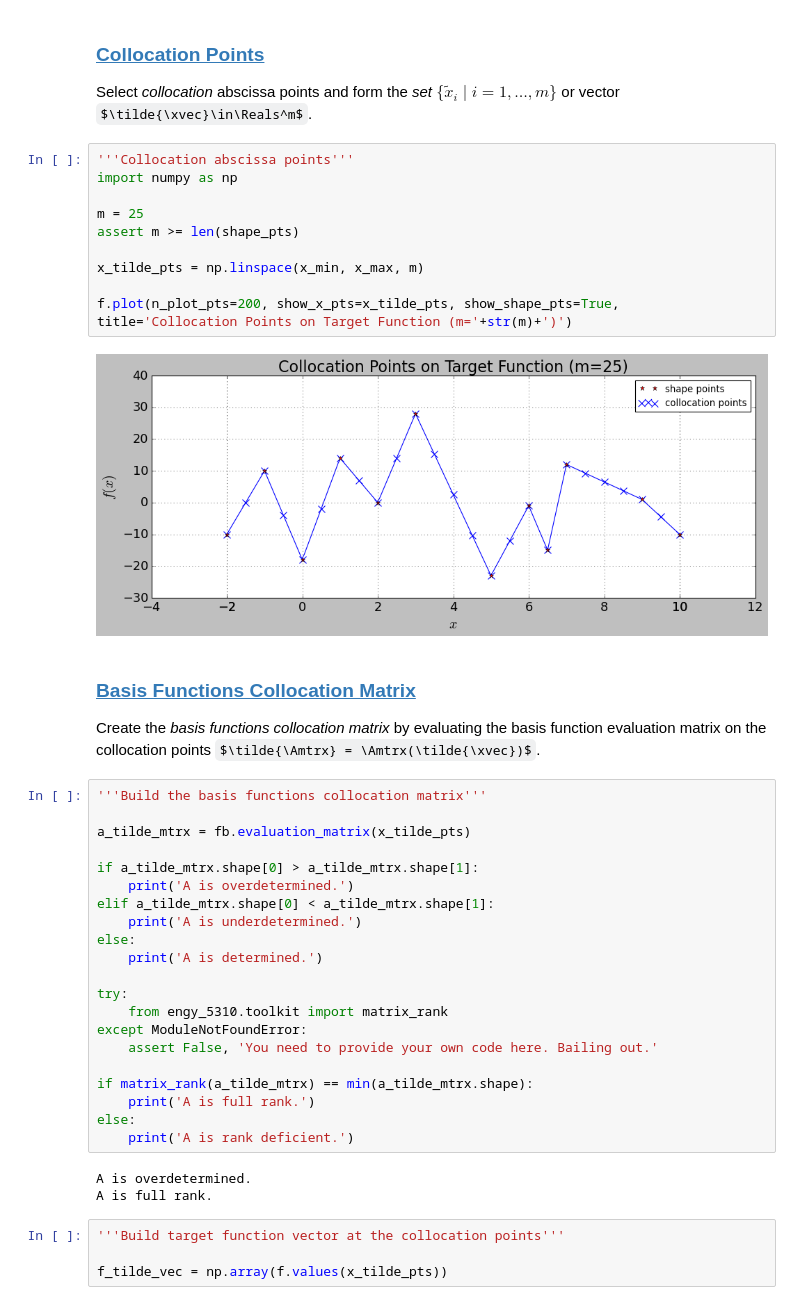
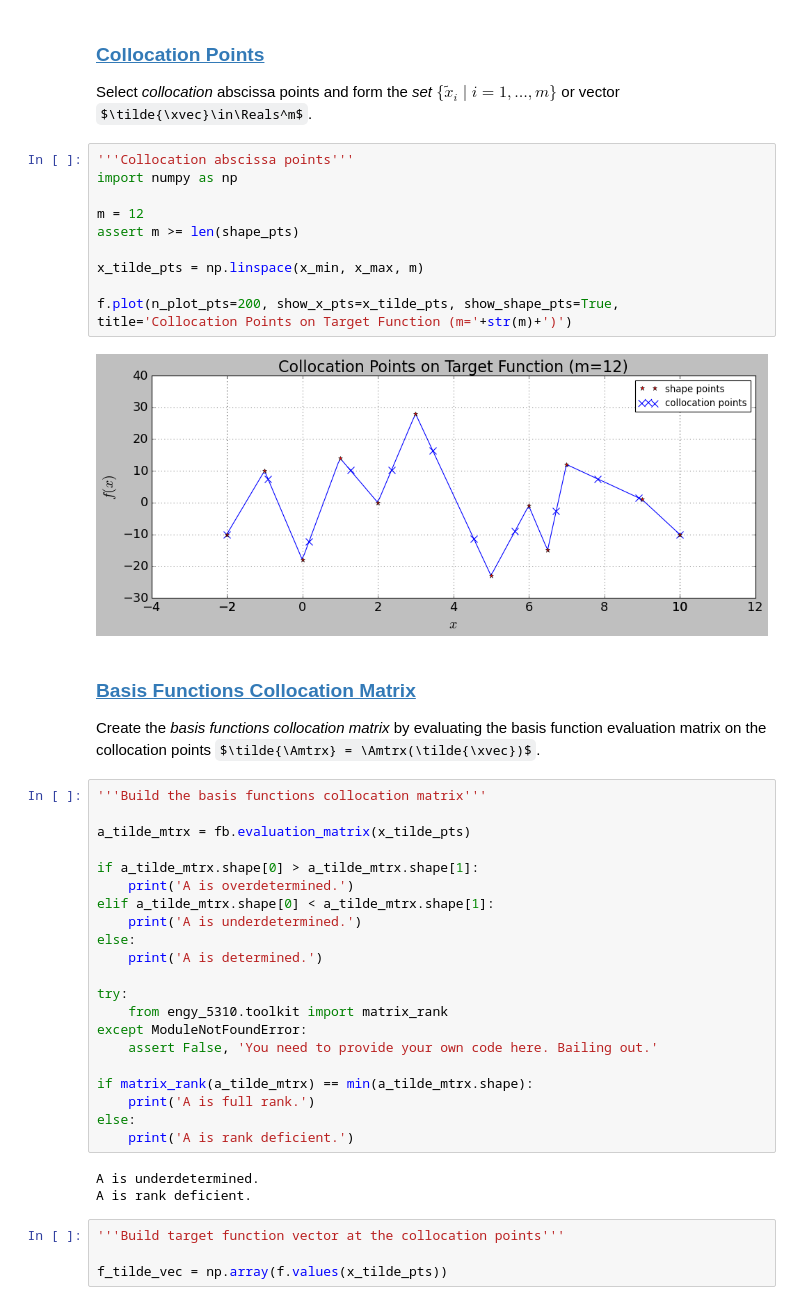
Before and after one commit to dpploy/engy-5330, a Jupyter notebook: notebooks/02-fourier-lsq-residual.ipynb, the cells around one changed output. Cells and saved outputs as stored; diff of their text form; some formulas as TeX source.

```diff
--- a/notebooks/02-fourier-lsq-residual.ipynb
+++ b/notebooks/02-fourier-lsq-residual.ipynb
@@ -132,15 +132,15 @@ Select *collocation* abscissa points and form the *set* $\{\tilde{x}_i \mid i=1,
 # %%
 '''Collocation abscissa points'''
 import numpy as np
 
-m = 25
+m = 12
 assert m >= len(shape_pts)
 
 x_tilde_pts = np.linspace(x_min, x_max, m)
 
 f.plot(n_plot_pts=200, show_x_pts=x_tilde_pts, show_shape_pts=True, title='Collocation Points on Target Function (m='+str(m)+')')
 # %% [output]
-[figure, old version]
+[figure, new version]
 # %% [markdown]
 ### [Basis Functions Collocation Matrix](#toc)<a id="coll-matrix"></a>
 
@@ -167,8 +167,8 @@ if matrix_rank(a_tilde_mtrx) == min(a_tilde_mtrx.shape):
 else:
     print('A is rank deficient.')
 # %% [output]
-A is overdetermined.
-A is full rank.
+A is underdetermined.
+A is rank deficient.
 # %%
 '''Build target function vector at the collocation points'''
 
```
Also changed, not shown: parts of 12 cells of this notebook, 5 other files.
